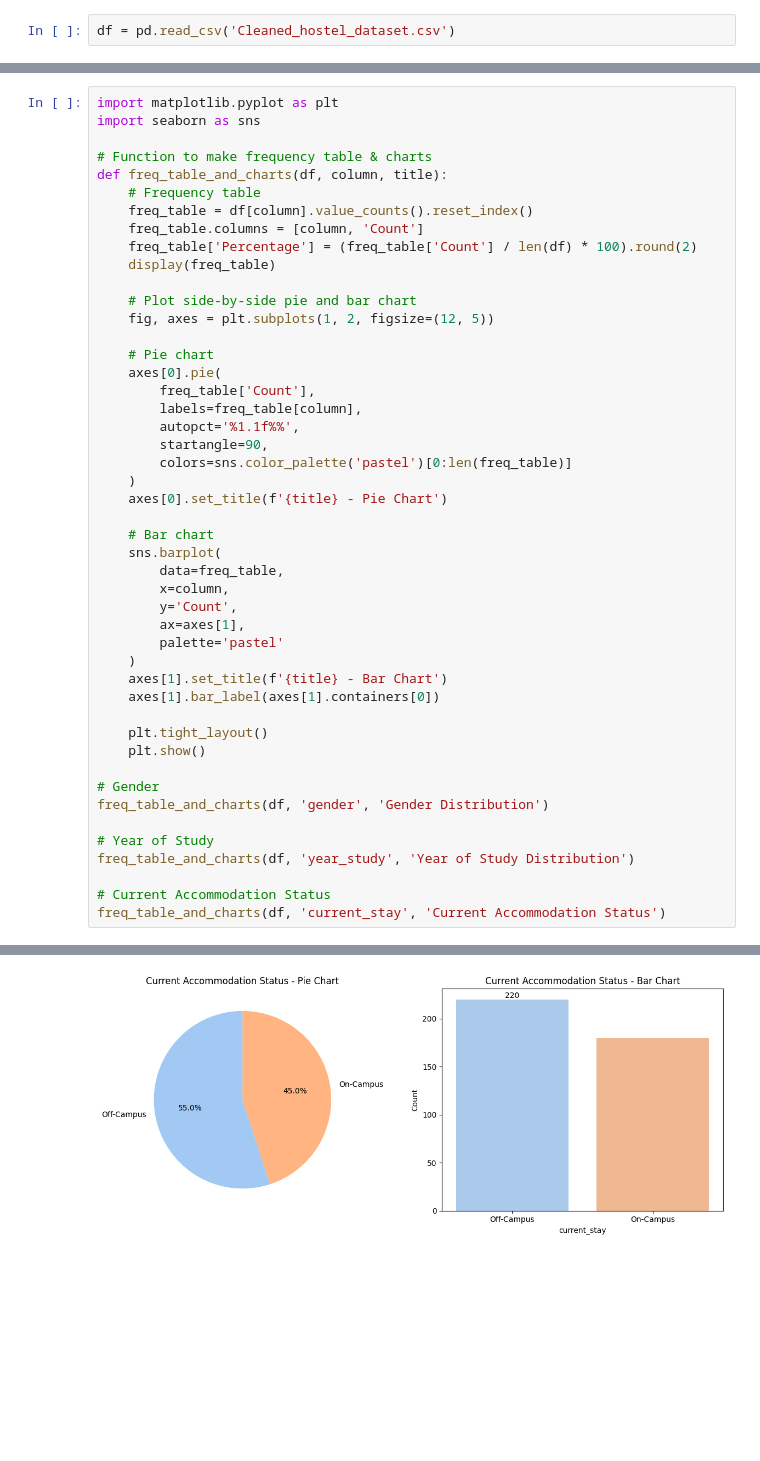
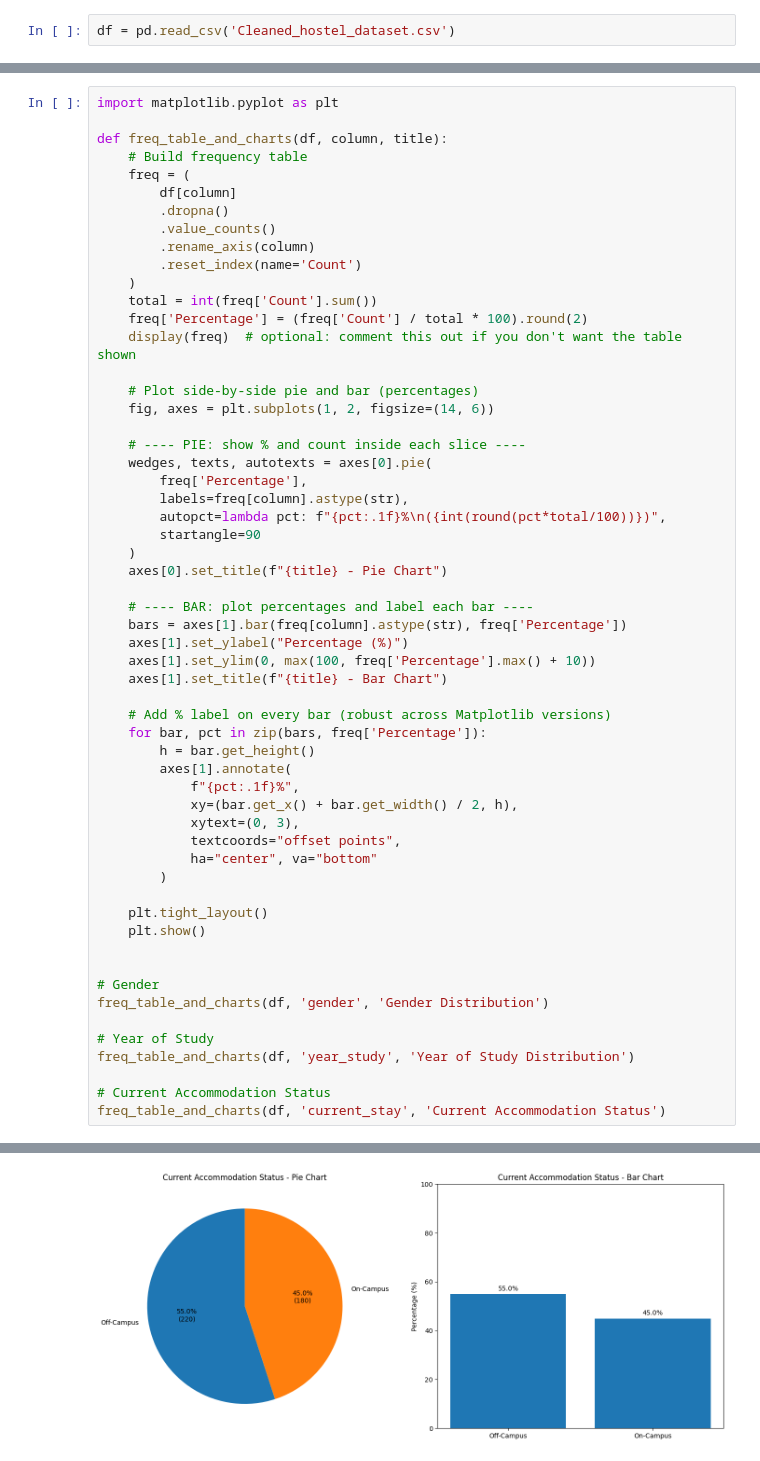
Before and after one commit to codejoetheduke/undergraduate-project-work, a Jupyter notebook: EDA Notebook.ipynb, the cells around one changed output, grey strips where cells are left out. Saved outputs shown, nothing was run; the diff lists cells and outputs as text; blank space fills up the shorter version.

```diff
--- a/EDA Notebook.ipynb
+++ b/EDA Notebook.ipynb
@@ -129,41 +129,51 @@ display(push_df)
 # %%
 import matplotlib.pyplot as plt
-import seaborn as sns
 
-# Function to make frequency table & charts
 def freq_table_and_charts(df, column, title):
-    # Frequency table
-    freq_table = df[column].value_counts().reset_index()
-    freq_table.columns = [column, 'Count']
-    freq_table['Percentage'] = (freq_table['Count'] / len(df) * 100).round(2)
-    display(freq_table)
+    # Build frequency table
+    freq = (
+        df[column]
+        .dropna()
+        .value_counts()
+        .rename_axis(column)
+        .reset_index(name='Count')
+    )
+    total = int(freq['Count'].sum())
+    freq['Percentage'] = (freq['Count'] / total * 100).round(2)
+    display(freq)  # optional: comment this out if you don't want the table shown
 
-    # Plot side-by-side pie and bar chart
-    fig, axes = plt.subplots(1, 2, figsize=(12, 5))
+    # Plot side-by-side pie and bar (percentages)
+    fig, axes = plt.subplots(1, 2, figsize=(14, 6))
 
-    # Pie chart
-    axes[0].pie(
-        freq_table['Count'],
-        labels=freq_table[column],
-        autopct='%1.1f%%',
-        startangle=90,
-        colors=sns.color_palette('pastel')[0:len(freq_table)]
+    # ---- PIE: show % and count inside each slice ----
+    wedges, texts, autotexts = axes[0].pie(
+        freq['Percentage'],
+        labels=freq[column].astype(str),
+        autopct=lambda pct: f"{pct:.1f}%\n({int(round(pct*total/100))})",
+        startangle=90
     )
-    axes[0].set_title(f'{title} - Pie Chart')
+    axes[0].set_title(f"{title} - Pie Chart")
 
-    # Bar chart
-    sns.barplot(
-        data=freq_table,
-        x=column,
-        y='Count',
-        ax=axes[1],
-        palette='pastel'
-    )
-    axes[1].set_title(f'{title} - Bar Chart')
-    axes[1].bar_label(axes[1].containers[0])
+    # ---- BAR: plot percentages and label each bar ----
+    bars = axes[1].bar(freq[column].astype(str), freq['Percentage'])
+    axes[1].set_ylabel("Percentage (%)")
+    axes[1].set_ylim(0, max(100, freq['Percentage'].max() + 10))
+    axes[1].set_title(f"{title} - Bar Chart")
+
+    # Add % label on every bar (robust across Matplotlib versions)
+    for bar, pct in zip(bars, freq['Percentage']):
+        h = bar.get_height()
+        axes[1].annotate(
+            f"{pct:.1f}%",
+            xy=(bar.get_x() + bar.get_width() / 2, h),
+            xytext=(0, 3),
+            textcoords="offset points",
+            ha="center", va="bottom"
+        )
 
     plt.tight_layout()
     plt.show()
+
 
 # Gender
 freq_table_and_charts(df, 'gender', 'Gender Distribution')
@@ -189,4 +199,4 @@ freq_table_and_charts(df, 'current_stay', 'Current Accommodation Status')
 |  | current_stay | Count | Percentage |
 | 0 | Off-Campus | 220 | 55.0 |
 | 1 | On-Campus | 180 | 45.0 |
-[figure, old version]
+[figure, new version]
```
Also changed, not shown: parts of 31 cells of this notebook.
